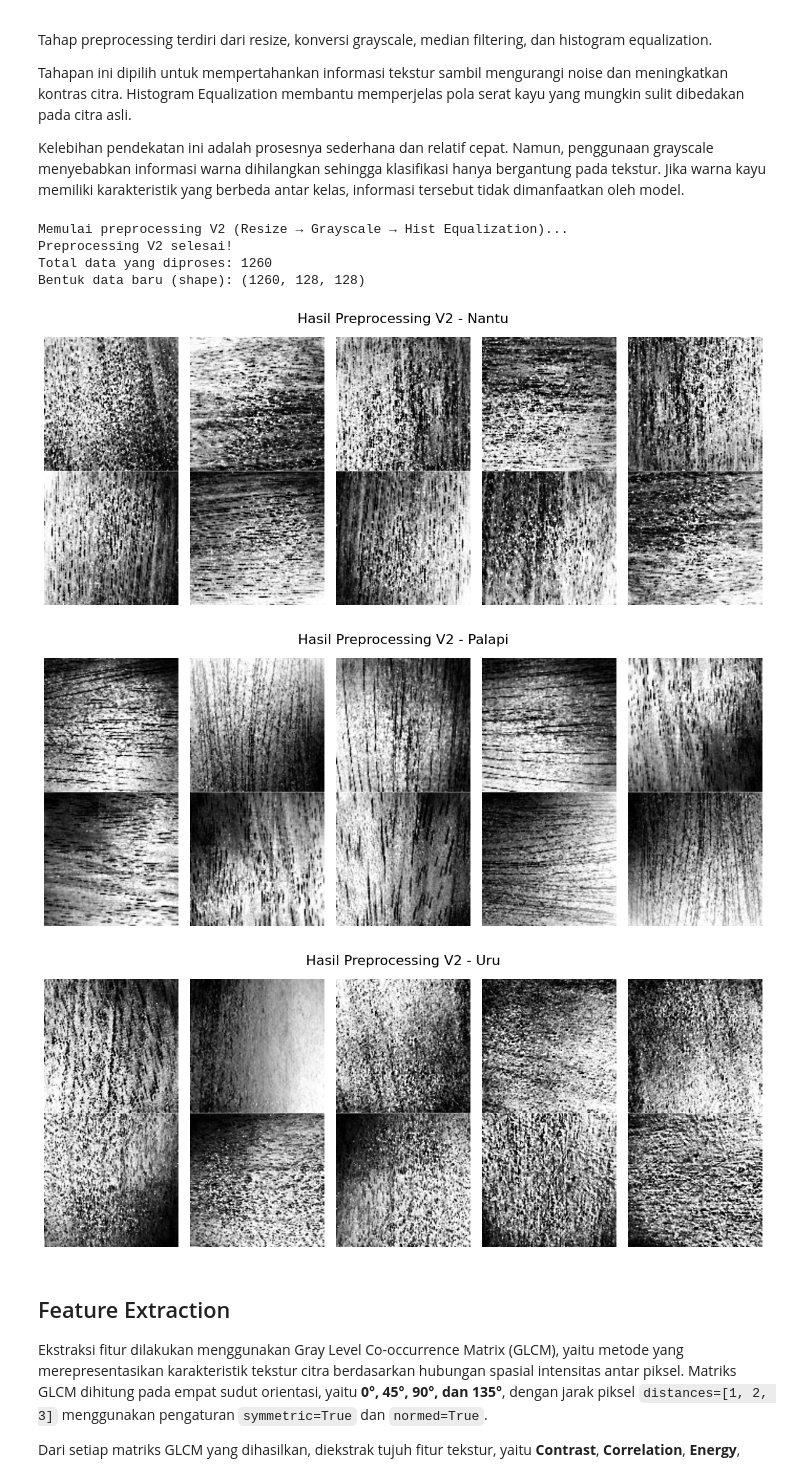
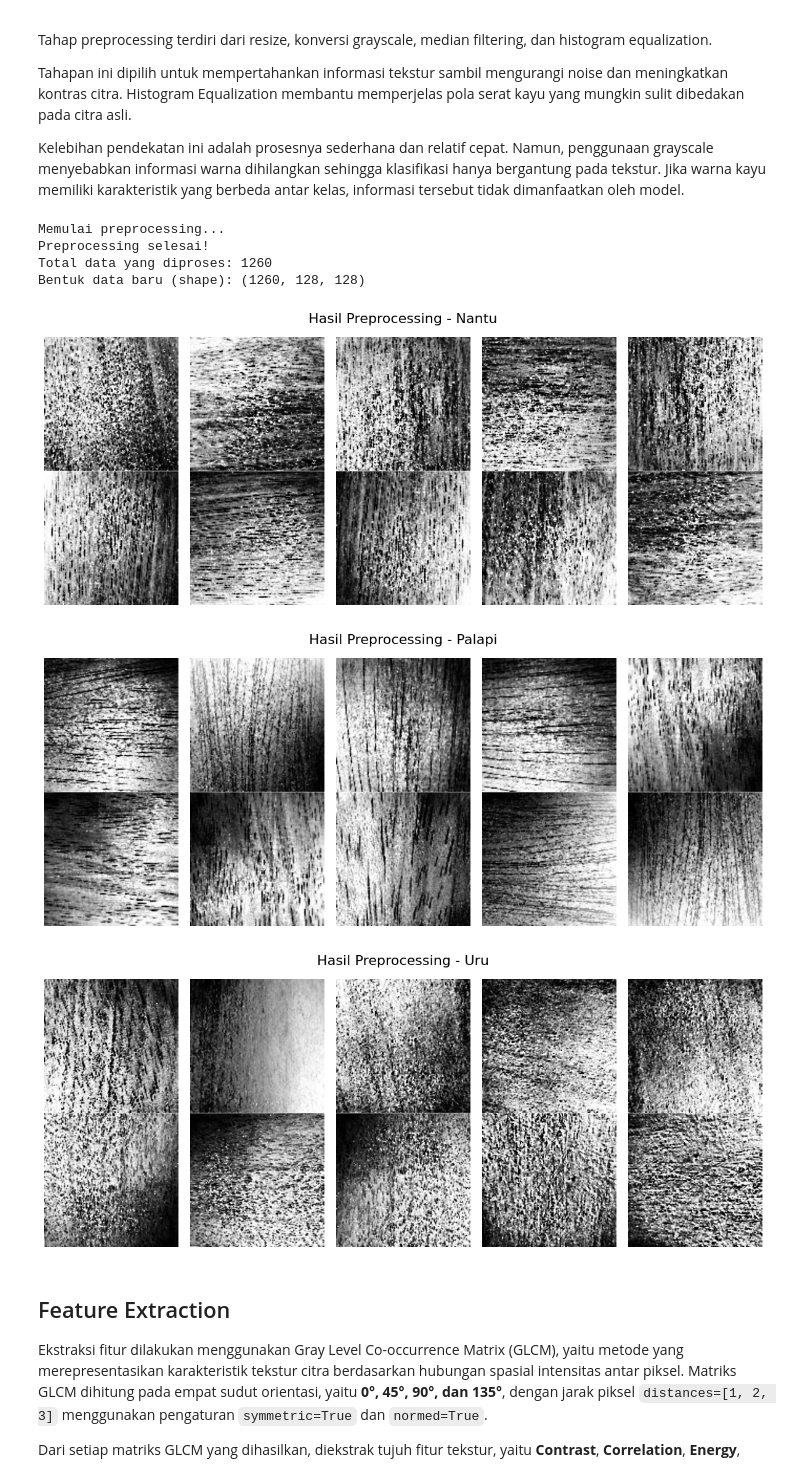
Before and after one commit to Sagos4321/PCD-Project-Kelompok-3, a Jupyter notebook: Percobaan2.ipynb, the cells around one changed output. Saved outputs shown, nothing was run; the diff lists cells and outputs as text; code cells hidden in the pictures.

```diff
--- a/Percobaan2.ipynb
+++ b/Percobaan2.ipynb
@@ -139,48 +139,48 @@ def preprocess_image_v2(image, target_size=(128, 128)):
     img = histogram_equalization(img)
     return img
 # %%
-print("Memulai preprocessing V2 (Resize → Grayscale → Hist Equalization)...")
-data_preprocessed_v2 = np.array([preprocess_image_v2(img) for img in data_augmented])
+print("Memulai preprocessing...")
+data_preprocessed = np.array([preprocess_image_v2(img) for img in data_augmented])
 
-print(f"Preprocessing V2 selesai!")
-print(f"Total data yang diproses: {len(data_preprocessed_v2)}")
-print(f"Bentuk data baru (shape): {data_preprocessed_v2.shape}")
+print(f"Preprocessing selesai!")
+print(f"Total data yang diproses: {len(data_preprocessed)}")
+print(f"Bentuk data baru (shape): {data_preprocessed.shape}")
 # %% [output]
-Memulai preprocessing V2 (Resize → Grayscale → Hist Equalization)...
-Preprocessing V2 selesai!
+Memulai preprocessing...
+Preprocessing selesai!
 Total data yang diproses: 1260
 Bentuk data baru (shape): (1260, 128, 128)
 # %%
 def percobaan2(img):
     img_resize = resize_img(img, (256, 256))
     img_gray = grayscale_filter(img_resize)
     img_histogram = histogram_equalization(img_gray)
     return img_histogram
 
 dataPreprocessed = [percobaan2(img) for img in data]
 
 unique_labels = sorted(set(labels))
 
 for label in unique_labels:
     idxs = [j for j, l in enumerate(labels) if l == label]
 
     fig, axs = plt.subplots(2, 5, figsize=(12, 5))
-    fig.suptitle(f'Hasil Preprocessing V2 - {label}', fontsize=16)
+    fig.suptitle(f'Hasil Preprocessing - {label}', fontsize=16)
 
     for k in range(10):
         row = k // 5
         col = k % 5
         ax = axs[row][col]
         ax.imshow(dataPreprocessed[idxs[k]], cmap='gray')
         ax.axis('off')
 
     plt.tight_layout()
     plt.subplots_adjust(top=0.9)
     plt.show()
 # %% [output]
-[figure, old version]
+[figure, new version]
-[figure, old version]
+[figure, new version]
-[figure, old version]
+[figure, new version]
 # %% [markdown]
 ## Feature Extraction
 
```
Also changed, not shown: parts of 3 cells of this notebook.
